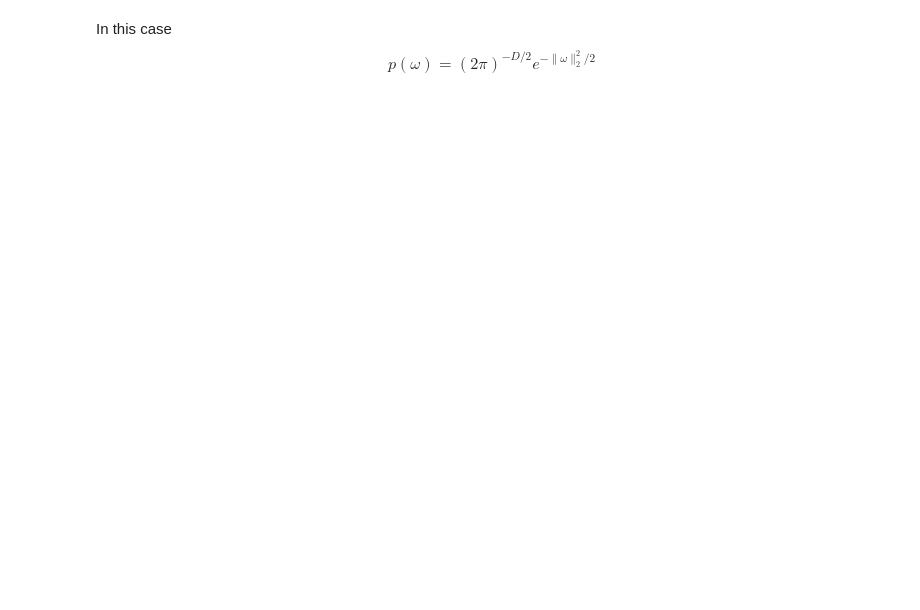
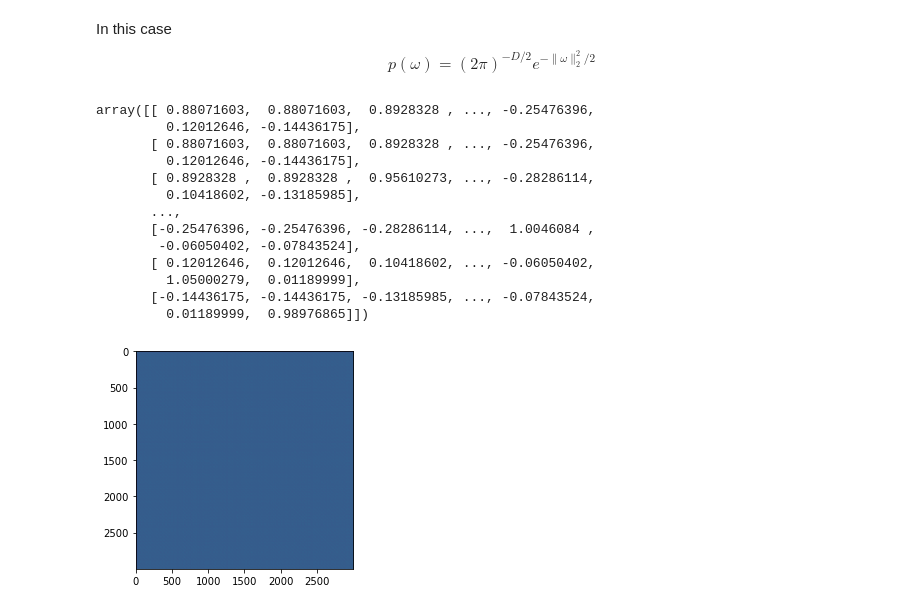
Before and after one commit to cjfelixx/machine-learning-graduate-research, a Jupyter notebook: KernelLeastSquares/kernelLeastSquares.ipynb, the cells around one changed output. Saved outputs shown, nothing was run; the diff lists cells and outputs as text; code cells hidden in the pictures; blank space fills up the shorter version.

```diff
--- a/KernelLeastSquares/kernelLeastSquares.ipynb
+++ b/KernelLeastSquares/kernelLeastSquares.ipynb
@@ -109,10 +93,43 @@ Let $z(x) ≡\sqrt{\frac{2}{D}}[ cos(\omega_1'\textbf{x}+b_1) ··· cos(\omega_
 # %% [markdown]
 In this case
 $$ p(\omega) = (2\pi)^{-D/2}e^{-\|\omega\|_2^2/2}$$
+# %%
+
+d,d_true = generate_data(num_data)
+d = d.reshape(-1, 1)
+X = np.empty((d.shape[0],2))
+X[0,0] = d[0]
+X[0,1] = d[1]
+for i in range(1,len(d)):
+    X[i,0] = d[i-1]
+    X[i,1] = d[i]
 # %%
-D = 1
-p_omega = lambda D,omega:((2*np.pi) ** (-D/2)) * (np.exp((np.norm(omega, ord=2)**2)/2))
+# Size of dictionary
+D = 1000
+# p_omega = lambda D,omega:((2*np.pi) ** (-D/2)) * (np.exp((np.linalg.norm(omega, ord=2)**2)/2))
 
-size_dictionary = 50
-omega = np.random.choice(kernel_data,size_dictionary,replace=False)
-b = np.random.uniform(0,2*np.pi,size_dictionary)
+W = np.random.normal(loc=0, scale=2.25, size=(D,2))
+b = np.random.uniform(0,2*np.pi,D)
+B = np.repeat(b[:, np.newaxis], len(d), axis=1)
+z = np.sqrt(2/D) * np.cos(W @ X.T + B)
+
+# Kernel approximate
+kernel = z.T @ z
+# %%
+plt.imshow(kernel)
+kernel
+# %% [output]
+array([[ 0.88071603,  0.88071603,  0.8928328 , ..., -0.25476396,
+         0.12012646, -0.14436175],
+       [ 0.88071603,  0.88071603,  0.8928328 , ..., -0.25476396,
+         0.12012646, -0.14436175],
+       [ 0.8928328 ,  0.8928328 ,  0.95610273, ..., -0.28286114,
+         0.10418602, -0.13185985],
+       ...,
+       [-0.25476396, -0.25476396, -0.28286114, ...,  1.0046084 ,
+        -0.06050402, -0.07843524],
+       [ 0.12012646,  0.12012646,  0.10418602, ..., -0.06050402,
+         1.05000279,  0.01189999],
+       [-0.14436175, -0.14436175, -0.13185985, ..., -0.07843524,
+         0.01189999,  0.98976865]])
+[figure, added]
```
Also changed, not shown: parts of 6 cells of this notebook.
